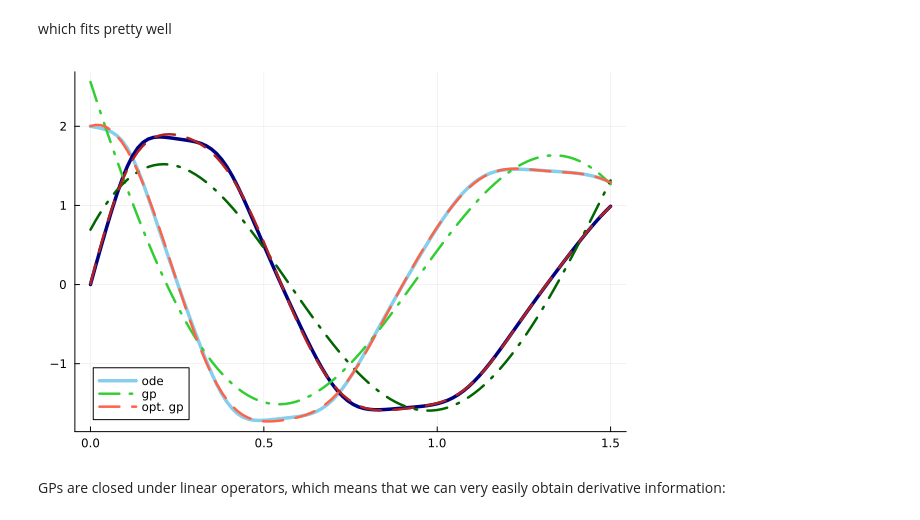
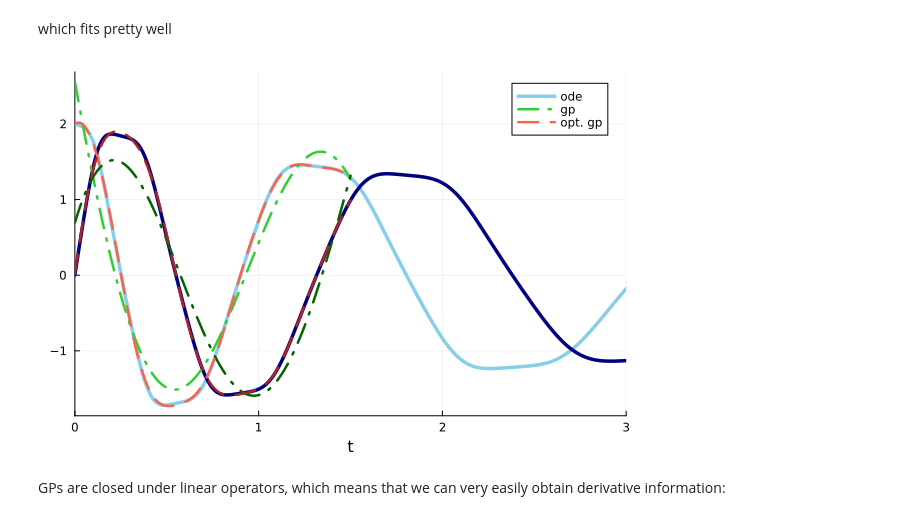
Before and after one commit to Crown421/GPDiffEq.jl, a Jupyter notebook: dev/examples/spiral.ipynb, the cells around one changed output. Cells and saved outputs as stored; diff of their text form; code cells hidden in the pictures.

```diff
--- a/dev/examples/spiral.ipynb
+++ b/dev/examples/spiral.ipynb
@@ -99,32 +99,32 @@ which fits pretty well
 # %%
 t_plot = range(datatspan...; length=100)
 t_plot_mo = MOInput(t_plot, 2)
 opt_pred_mean = mean(optpost, t_plot_mo)
 opt_pred_mean = reshape(opt_pred_mean, :, 2)
 pred_mean = mean(gt_post, t_plot_mo)
 pred_mean = reshape(pred_mean, :, 2)
 # pred_cov = diag(cov(optpost, t_plot_mo))
 # pred_cov = reshape(pred_cov, :, 2)
 # plot!(t_plot, pred_mean; ribbons = pred_cov)
-plot(sol(t_plot); label=["ode" ""], color=[:skyblue :navy], linewidth=3.5)
+plot(sol; label=["ode" ""], color=[:skyblue :navy], linewidth=3.5)
 plot!(
     t_plot,
     pred_mean;
     label=["gp" ""],
     color=[:limegreen :darkgreen],
     linewidth=2.5,
     linestyle=:dashdot,
 )
 plot!(
     t_plot,
     opt_pred_mean;
     label=["opt. gp" ""],
     color=[:tomato :firebrick],
     linewidth=2.5,
     linestyle=:dash,
 )
 # %% [output]
-[figure, old version]
+[figure, new version]
 # %% [markdown]
 GPs are closed under linear operators, which means that we can very easily obtain derivative information:
 # %%
```
Also changed, not shown: 25 other files.
